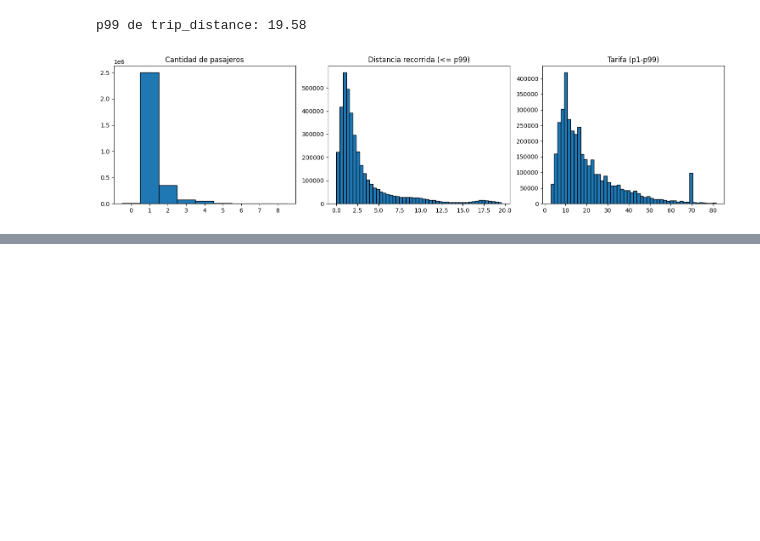
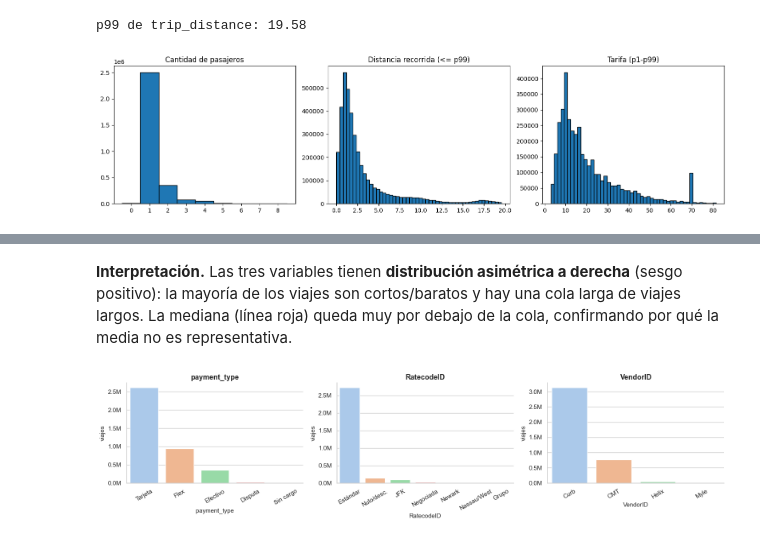
Before and after one commit to nmoguilner/ceia_add, a Jupyter notebook: tp_grupal_eda.ipynb, the cells around one changed output, grey strips where cells are left out. Saved outputs shown, nothing was run; the diff lists cells and outputs as text; code cells hidden in the pictures; blank space fills up the shorter version.

```diff
--- a/tp_grupal_eda.ipynb
+++ b/tp_grupal_eda.ipynb
@@ -293,0 +578,20 @@ plt.show()
+# %% [markdown]
+**Interpretación.** Las tres variables tienen **distribución asimétrica a derecha** (sesgo positivo): la mayoría de los viajes son cortos/baratos y hay una cola larga de viajes largos. La mediana (línea roja) queda muy por debajo de la cola, confirmando por qué la media no es representativa.
+# %%
+# 2.2 Variables categóricas: countplots con etiquetas legibles
+import matplotlib.ticker as mtick
+mapas = {
+    'payment_type': {0:'Flex',1:'Tarjeta',2:'Efectivo',3:'Sin cargo',4:'Disputa',5:'Desc.',6:'Anulado'},
+    'RatecodeID':   {1:'Estándar',2:'JFK',3:'Newark',4:'Nassau/West',5:'Negociada',6:'Grupo',99:'Nulo/desc.'},
+    'VendorID':     {1:'CMT',2:'Curb',6:'Myle',7:'Helix'},
+}
+fig, ax = plt.subplots(1, 3, figsize=(16, 4))
+for j, c in enumerate(mapas):
+    vc = df[c].map(mapas[c]).value_counts()
+    sns.barplot(x=vc.index, y=vc.values, hue=vc.index, ax=ax[j], palette='pastel', legend=False)
+    ax[j].set_title(c); ax[j].set_ylabel('viajes')
+    ax[j].tick_params(axis='x', rotation=30)
+    ax[j].yaxis.set_major_formatter(mtick.FuncFormatter(lambda x,_: f'{x/1e6:.1f}M'))
+plt.tight_layout(); plt.show()
+# %% [output]
+[figure, added]
```
Also changed, not shown: parts of 60 cells of this notebook, 1 other file.
